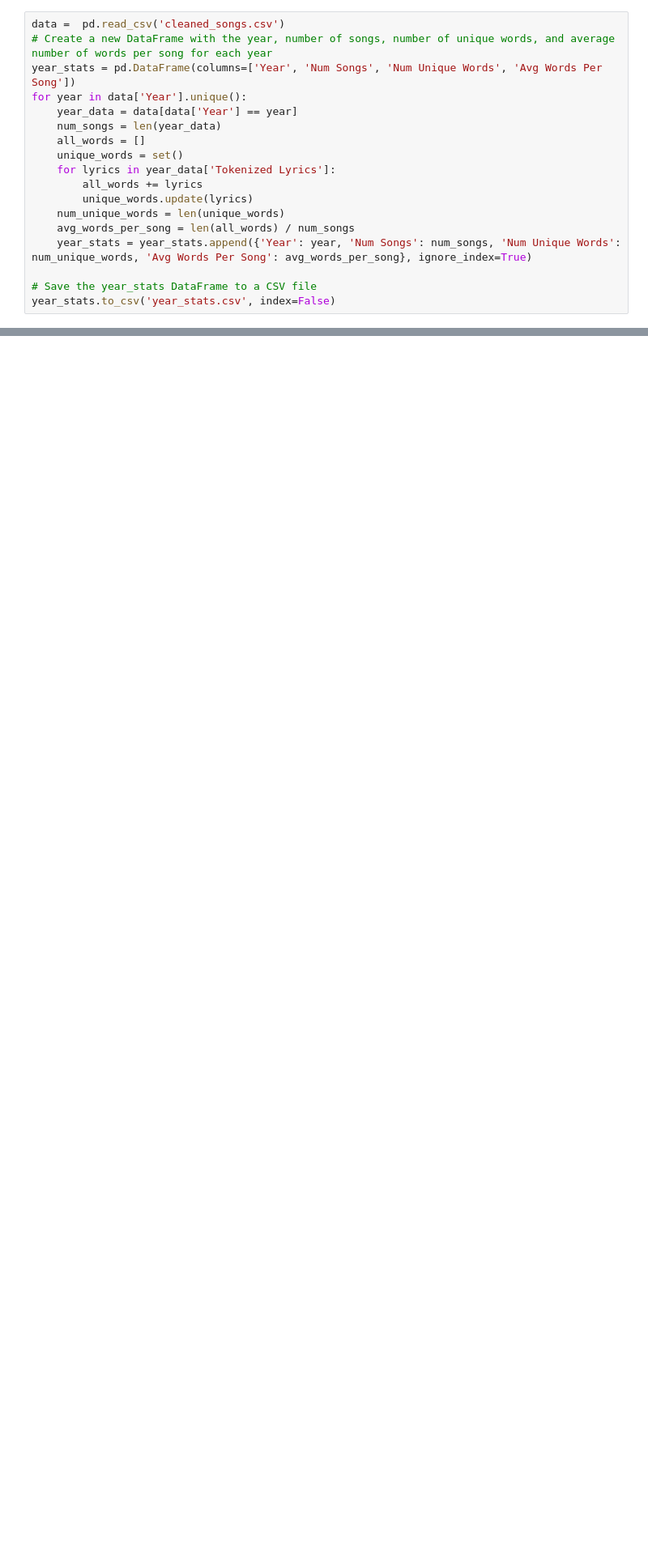
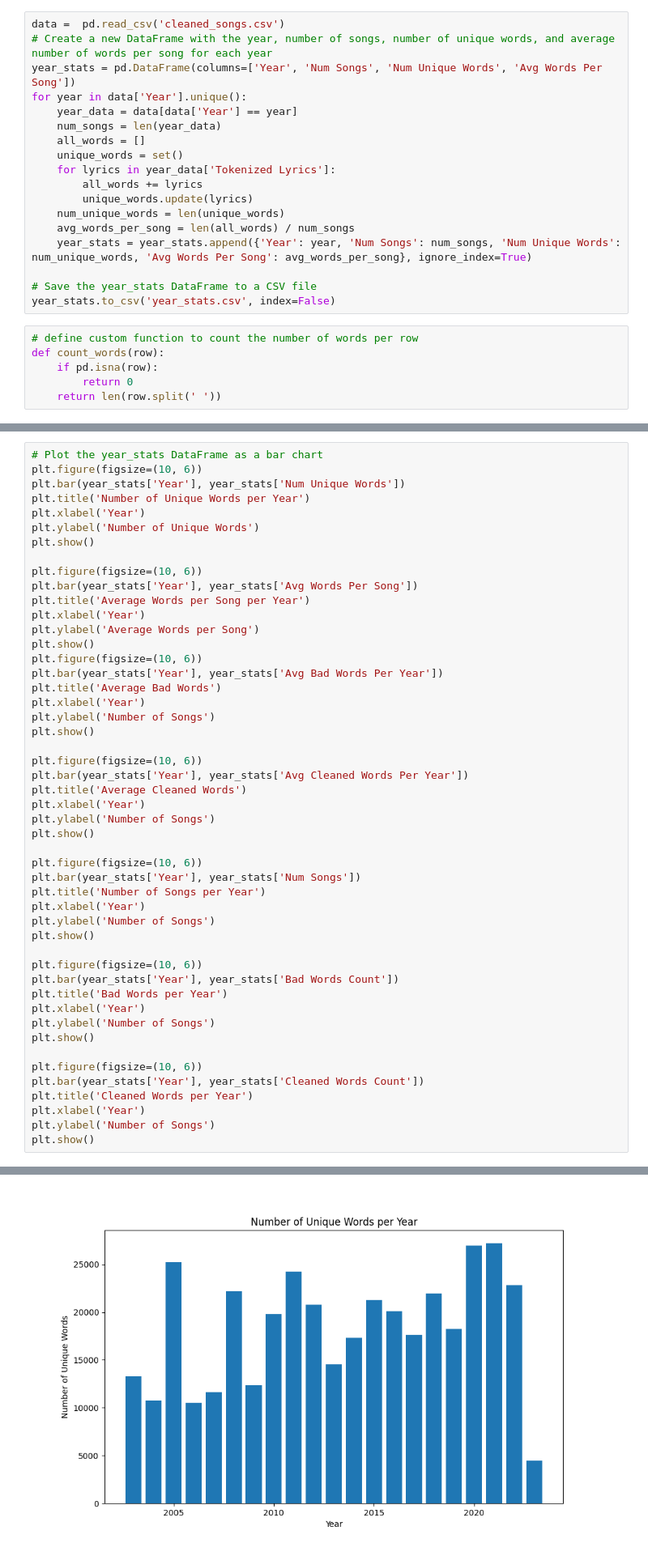
Before and after one commit to igorktech/lyrics-sentiment-analysis, a Jupyter notebook: lyrics_sentiment_analysis.ipynb, the cells around one changed output, grey strips where cells are left out. Shown at 81% size. Drawn from its saved outputs; the diff is of its cells as text; blank space fills up the shorter version.

```diff
--- a/lyrics_sentiment_analysis.ipynb
+++ b/lyrics_sentiment_analysis.ipynb
@@ -512,3 +514,9 @@ for year in data['Year'].unique():
 
 # Save the year_stats DataFrame to a CSV file
 year_stats.to_csv('year_stats.csv', index=False)
+# %%
+# define custom function to count the number of words per row
+def count_words(row):
+    if pd.isna(row):
+        return 0
+    return len(row.split(' '))
@@ -514,0 +545,50 @@ year_stats.to_csv('year_stats.csv', index=False)
+# %%
+# Plot the year_stats DataFrame as a bar chart
+plt.figure(figsize=(10, 6))
+plt.bar(year_stats['Year'], year_stats['Num Unique Words'])
+plt.title('Number of Unique Words per Year')
+plt.xlabel('Year')
+plt.ylabel('Number of Unique Words')
+plt.show()
+
+plt.figure(figsize=(10, 6))
+plt.bar(year_stats['Year'], year_stats['Avg Words Per Song'])
+plt.title('Average Words per Song per Year')
+plt.xlabel('Year')
+plt.ylabel('Average Words per Song')
+plt.show()
+plt.figure(figsize=(10, 6))
+plt.bar(year_stats['Year'], year_stats['Avg Bad Words Per Year'])
+plt.title('Average Bad Words')
+plt.xlabel('Year')
+plt.ylabel('Number of Songs')
+plt.show()
+
+plt.figure(figsize=(10, 6))
+plt.bar(year_stats['Year'], year_stats['Avg Cleaned Words Per Year'])
+plt.title('Average Cleaned Words')
+plt.xlabel('Year')
+plt.ylabel('Number of Songs')
+plt.show()
+
+plt.figure(figsize=(10, 6))
+plt.bar(year_stats['Year'], year_stats['Num Songs'])
+plt.title('Number of Songs per Year')
+plt.xlabel('Year')
+plt.ylabel('Number of Songs')
+plt.show()
+
+plt.figure(figsize=(10, 6))
+plt.bar(year_stats['Year'], year_stats['Bad Words Count'])
+plt.title('Bad Words per Year')
+plt.xlabel('Year')
+plt.ylabel('Number of Songs')
+plt.show()
+
+plt.figure(figsize=(10, 6))
+plt.bar(year_stats['Year'], year_stats['Cleaned Words Count'])
+plt.title('Cleaned Words per Year')
+plt.xlabel('Year')
+plt.ylabel('Number of Songs')
+plt.show()
+# %% [output]
@@ -514,0 +598 @@ year_stats.to_csv('year_stats.csv', index=False)
+[figure, added]
```
Also changed, not shown: parts of 10 cells of this notebook, 2 other files.
